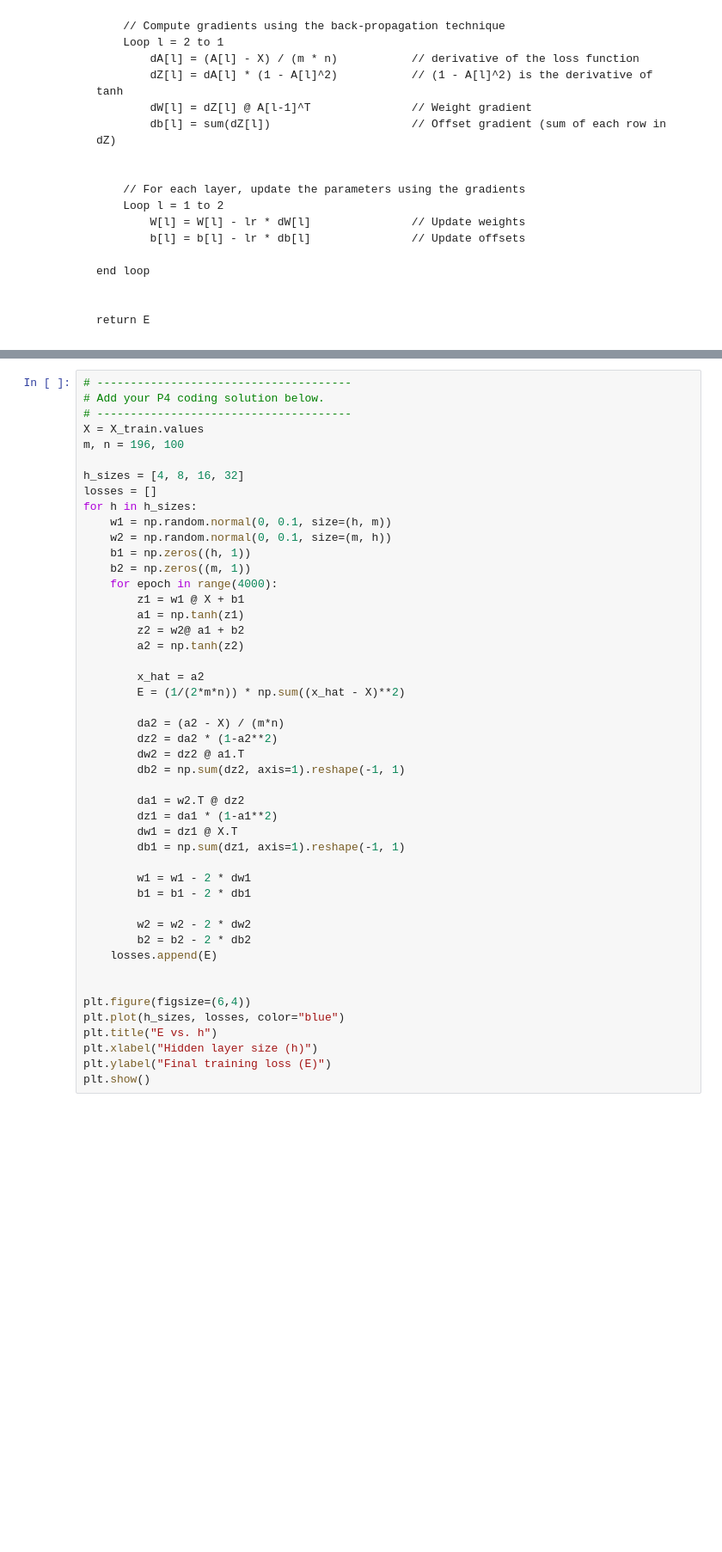
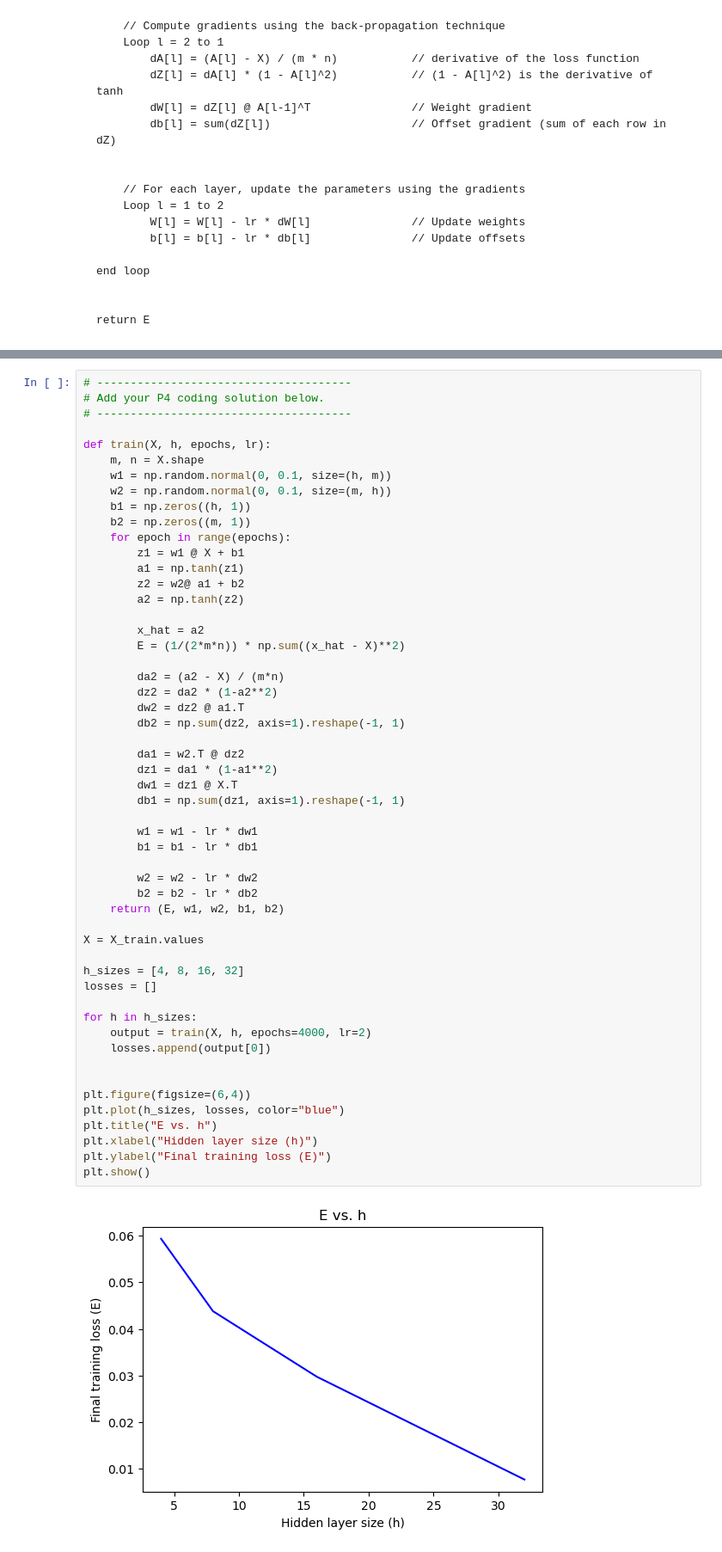
Before and after one commit to chnabi/c562-final-project, a Jupyter notebook: FP.ipynb, the cells around one changed output, grey strips where cells are left out. Shown at 86% size. Cells and saved outputs as stored; diff of their text form; blank space fills up the shorter version.

```diff
--- a/FP.ipynb
+++ b/FP.ipynb
@@ -384,49 +400,57 @@ To receive full credit, your solution should produce plots that are comparable t
 # --------------------------------------
 # Add your P4 coding solution below.
 # --------------------------------------
-X = X_train.values
-m, n = 196, 100
 
-h_sizes = [4, 8, 16, 32]
-losses = []
-for h in h_sizes:
+def train(X, h, epochs, lr):
+    m, n = X.shape
     w1 = np.random.normal(0, 0.1, size=(h, m))
     w2 = np.random.normal(0, 0.1, size=(m, h))
     b1 = np.zeros((h, 1))
     b2 = np.zeros((m, 1))
-    for epoch in range(4000):
+    for epoch in range(epochs):
         z1 = w1 @ X + b1
         a1 = np.tanh(z1)
         z2 = w2@ a1 + b2
         a2 = np.tanh(z2)
 
         x_hat = a2
         E = (1/(2*m*n)) * np.sum((x_hat - X)**2)
 
         da2 = (a2 - X) / (m*n)
         dz2 = da2 * (1-a2**2)
         dw2 = dz2 @ a1.T
         db2 = np.sum(dz2, axis=1).reshape(-1, 1)
 
         da1 = w2.T @ dz2
         dz1 = da1 * (1-a1**2)
         dw1 = dz1 @ X.T
         db1 = np.sum(dz1, axis=1).reshape(-1, 1)
 
-        w1 = w1 - 2 * dw1
-        b1 = b1 - 2 * db1
+        w1 = w1 - lr * dw1
+        b1 = b1 - lr * db1
 
-        w2 = w2 - 2 * dw2
-        b2 = b2 - 2 * db2
-    losses.append(E)
+        w2 = w2 - lr * dw2
+        b2 = b2 - lr * db2
+    return (E, w1, w2, b1, b2)
+
+X = X_train.values
+
+h_sizes = [4, 8, 16, 32]
+losses = []
+
+for h in h_sizes:
+    output = train(X, h, epochs=4000, lr=2)
+    losses.append(output[0])
 
 
 plt.figure(figsize=(6,4))
 plt.plot(h_sizes, losses, color="blue")
 plt.title("E vs. h")
 plt.xlabel("Hidden layer size (h)")
 plt.ylabel("Final training loss (E)")
 plt.show()
+# %% [output]
+[figure, added]
 # %% [markdown]
 **P5** (10 points): Autoencoder analysis.
 
```
Also changed, not shown: parts of 6 cells of this notebook.
